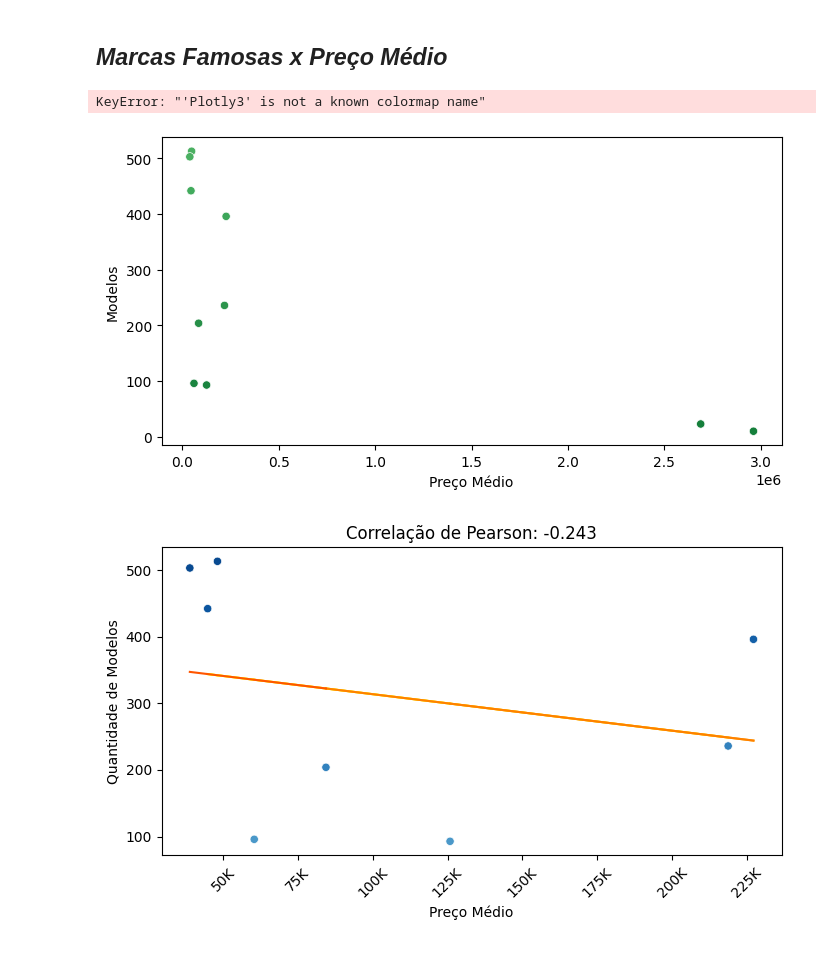
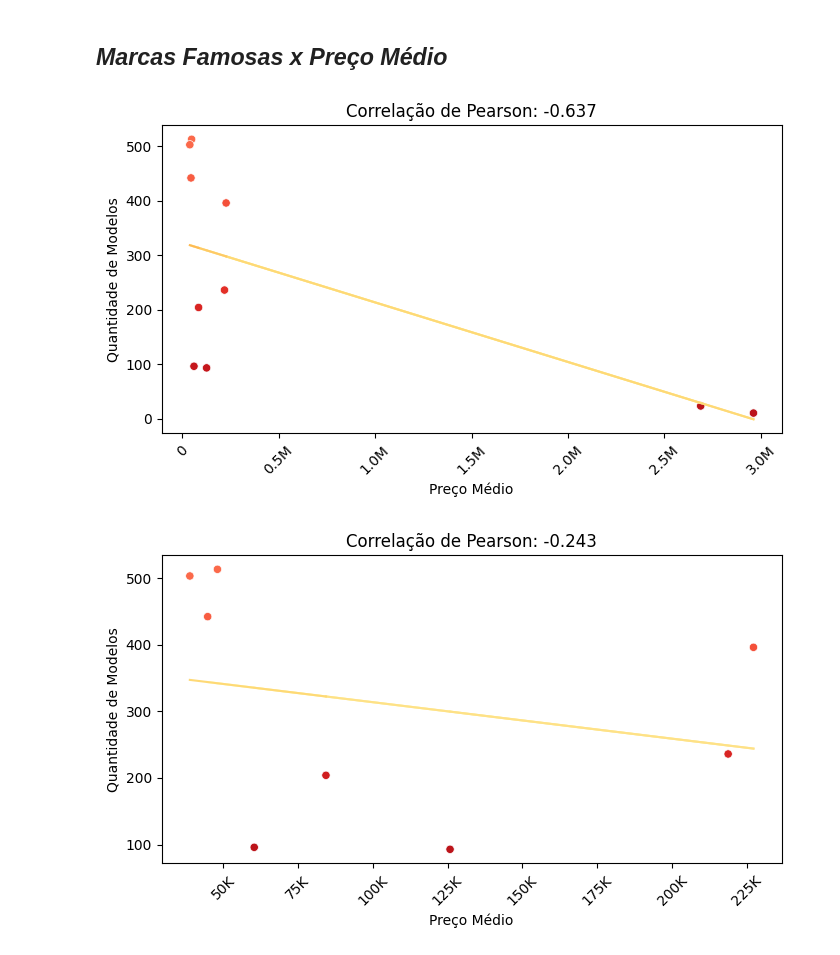
Before and after one commit to GvFreitas1/ListasdeExercicios-CursodePython2022, a Jupyter notebook: Projeto Final - Grupo 4/Análise de Dados - Preco dos Carros BR.ipynb, the cells around one changed output. Saved outputs shown, nothing was run; the diff lists cells and outputs as text; code cells hidden in the pictures.

Commit message:
Update Cores

```diff
--- a/Projeto Final - Grupo 4/Análise de Dados - Preco dos Carros BR.ipynb
+++ b/Projeto Final - Grupo 4/Análise de Dados - Preco dos Carros BR.ipynb
@@ -235,7 +235,7 @@ preco_perc.index = ipca_acumulado.index
 df_comparacoes = pd.concat([ipca_acumulado, preco_perc, petroleo_acumulado], axis=1)
 df_comparacoes.columns = ["IPCA", "Preço dos Carros", "Petróleo"]
 
-cores = [px.colors.qualitative.D3[1], px.colors.qualitative.Prism[4],
+cores = [px.colors.qualitative.Dark2[0], px.colors.qualitative.Light24[19],
          px.colors.qualitative.G10[5]]
 
 fig = px.line(df_comparacoes, x=df_comparacoes.index, y=df_comparacoes.columns,
@@ -332,46 +332,45 @@ fig.update_layout(title_text="Marcas Famosas", title_x=0.5,
 
 fig.show()
 # %%
-cores_dispersao = plt.colormaps["Greens"](np.linspace(0.8, 0.6, 10))
+cores_dispersao = plt.colormaps["Reds"](np.linspace(0.8, 0.5, 10))
 cmap_dispersao = mcolors.ListedColormap(cores_dispersao)
 
 coeficientes = np.polyfit(df_marcas["Preço Médio"], df_marcas["Modelos"], 1)
 regressao = np.polyval(coeficientes, df_marcas["Preço Médio"])
 indices_particoes = np.linspace(0, 9, 11, dtype=int)
 
 plt.figure(figsize=(8, 4))
 fig1 = sns.scatterplot(x=df_marcas["Preço Médio"], y=df_marcas["Modelos"],
                 c=df_marcas["Modelos"], cmap=cmap_dispersao)
 
 for i in range(10):
     segmento_x = df_marcas["Preço Médio"][indices_particoes[i]:indices_particoes[i+1]+1]
     segmento_y = regressao[indices_particoes[i]:indices_particoes[i+1]+1]
-    cor = plt.colormaps["Plotly3"]((i+2)/15)
+    cor = plt.colormaps["YlOrRd"]((i-2)/20)
     plt.plot(segmento_x, segmento_y, color=cor)
 
 corr1 = df_marcas["Preço Médio"].corr(df_marcas["Modelos"])  # -0.637 -> Moderada
 
 def format_millions1(x, pos):
     if x == 0:
         return f"0"
     return f"{x/1e6:.1f}M"
 
 # Formatação dos eixos x e y
 ax = plt.gca()
 ax.xaxis.set_major_formatter(mticker.FuncFormatter(format_millions1))
 
 plt.title(f"Correlação de Pearson: {round(corr1, 3)}")
 plt.ylabel("Quantidade de Modelos")
 plt.xlabel("Preço Médio")
 plt.xticks(rotation=45)
 plt.show()
 # %% [output]
-KeyError: "'Plotly3' is not a known colormap name"
-[figure, old version]
+[figure, new version]
 # %%
 df_sem_luxo = df_marcas[~df_marcas["Marca"].isin(["Ferrari", "Mclaren"])]
 
-cores_dispersao = plt.colormaps["Blues"](np.linspace(0.6, 0.9, 8))
+cores_dispersao = plt.colormaps["Reds"](np.linspace(0.8, 0.5, 10))
 cmap_dispersao = mcolors.ListedColormap(cores_dispersao)
 
 coeficientes = np.polyfit(df_sem_luxo["Preço Médio"], df_sem_luxo["Modelos"], 1)
@@ -385,7 +384,7 @@ fig1 = sns.scatterplot(x=df_sem_luxo["Preço Médio"], y=df_sem_luxo["Modelos"],
 for i in range(8):
     segmento_x = df_sem_luxo["Preço Médio"][indices_particoes[i]:indices_particoes[i+1]+1]
     segmento_y = regressao[indices_particoes[i]:indices_particoes[i+1]+1]
-    cor = plt.colormaps["autumn"]((-i+9)/6)
+    cor = plt.colormaps["YlOrRd"]((i-2)/20)
     plt.plot(segmento_x, segmento_y, color=cor)
 
 corr2 = df_sem_luxo["Preço Médio"].corr(df_sem_luxo["Modelos"])  # -0.243 -> Fraca
@@ -405,7 +404,7 @@ plt.xlabel("Preço Médio")
 plt.xticks(rotation=45)
 plt.show()
 # %% [output]
-[figure, old version]
+[figure, new version]
 # %%
 def caro(data):
     c = df[df['date']==data].sort_values(by='avg_price_brl', ascending=False) # dataframe do preço maior para o menor
```
Also changed, not shown: parts of 1 cell of this notebook.
